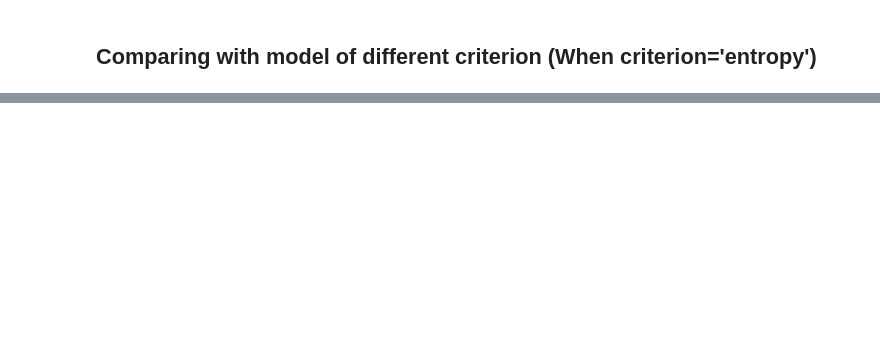
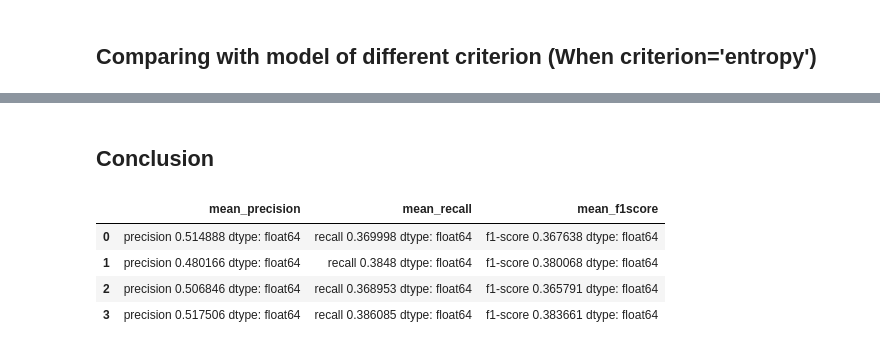
Before and after one commit to axelth/hasp, a Jupyter notebook: notebooks/carlq89_849_random_forest.ipynb, the cells around one changed output, grey strips where cells are left out. Saved outputs shown, nothing was run; the diff lists cells and outputs as text; code cells hidden in the pictures; blank space fills up the shorter version.

Commit message:
drawing conclusions after setting new params

```diff
--- a/notebooks/carlq89_849_random_forest.ipynb
+++ b/notebooks/carlq89_849_random_forest.ipynb
@@ -138,0 +227,2 @@ print(confusion_matrix(val_y, pred_y2))
+# %%
+full_pipe3.fit(train_fold, train_y)
@@ -138,0 +241,2 @@ print(confusion_matrix(val_y, pred_y2))
+# %%
+pred_y3 = full_pipe3.predict(val_fold)
@@ -138,0 +262,2 @@ print(confusion_matrix(val_y, pred_y2))
+# %% [markdown]
+## Conclusion
@@ -138,0 +266,20 @@ print(confusion_matrix(val_y, pred_y2))
+# %%
+table = pd.DataFrame(classification_report(val_y, pred_y, output_dict=True)).transpose()
+table1 = pd.DataFrame(classification_report(val_y, pred_y1, output_dict=True)).transpose()
+table2 = pd.DataFrame(classification_report(val_y, pred_y2, output_dict=True)).transpose()
+table3 = pd.DataFrame(classification_report(val_y, pred_y3, output_dict=True)).transpose()
+# %%
+results = {
+    'mean_precision': [table[['precision']].mean(), table1[["precision"]].mean(), table2[['precision']].mean(), table3[['precision']].mean()],
+    'mean_recall': [table[['recall']].mean(), table1[['recall']].mean(), table2[['recall']].mean(), table3[['recall']].mean()],
+    'mean_f1score': [table[['f1-score']].mean(), table1[['f1-score']].mean(), table2[['f1-score']].mean(), table3[['f1-score']].mean()]
+}
+# %%
+df = pd.DataFrame(results)
+df
+# %% [output]
+|  | mean_precision | mean_recall | mean_f1score |
+| 0 | precision 0.514888 dtype: float64 | recall 0.369998 dtype: float64 | f1-score 0.367638 dtype: float64 |
+| 1 | precision 0.480166 dtype: float64 | recall 0.3848 dtype: float64 | f1-score 0.380068 dtype: float64 |
+| 2 | precision 0.506846 dtype: float64 | recall 0.368953 dtype: float64 | f1-score 0.365791 dtype: float64 |
+| 3 | precision 0.517506 dtype: float64 | recall 0.386085 dtype: float64 | f1-score 0.383661 dtype: float64 |
```
Also changed, not shown: parts of 23 cells of this notebook.
